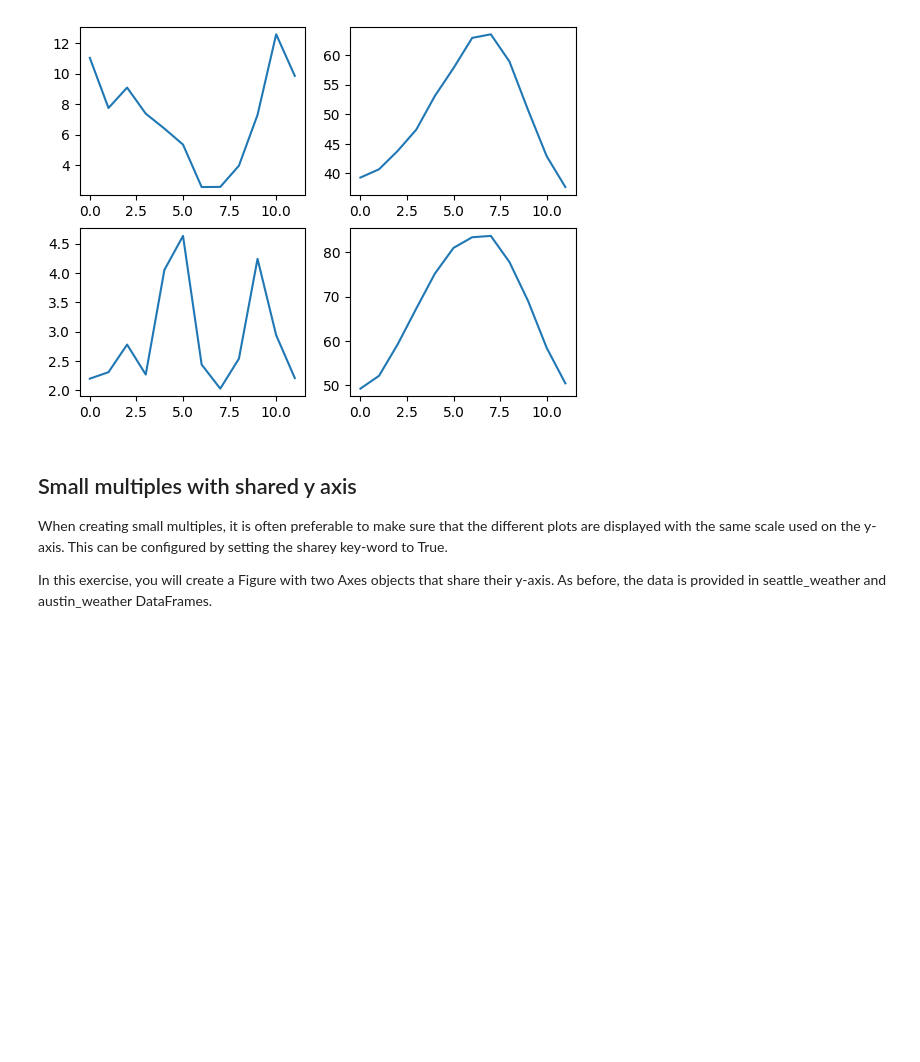
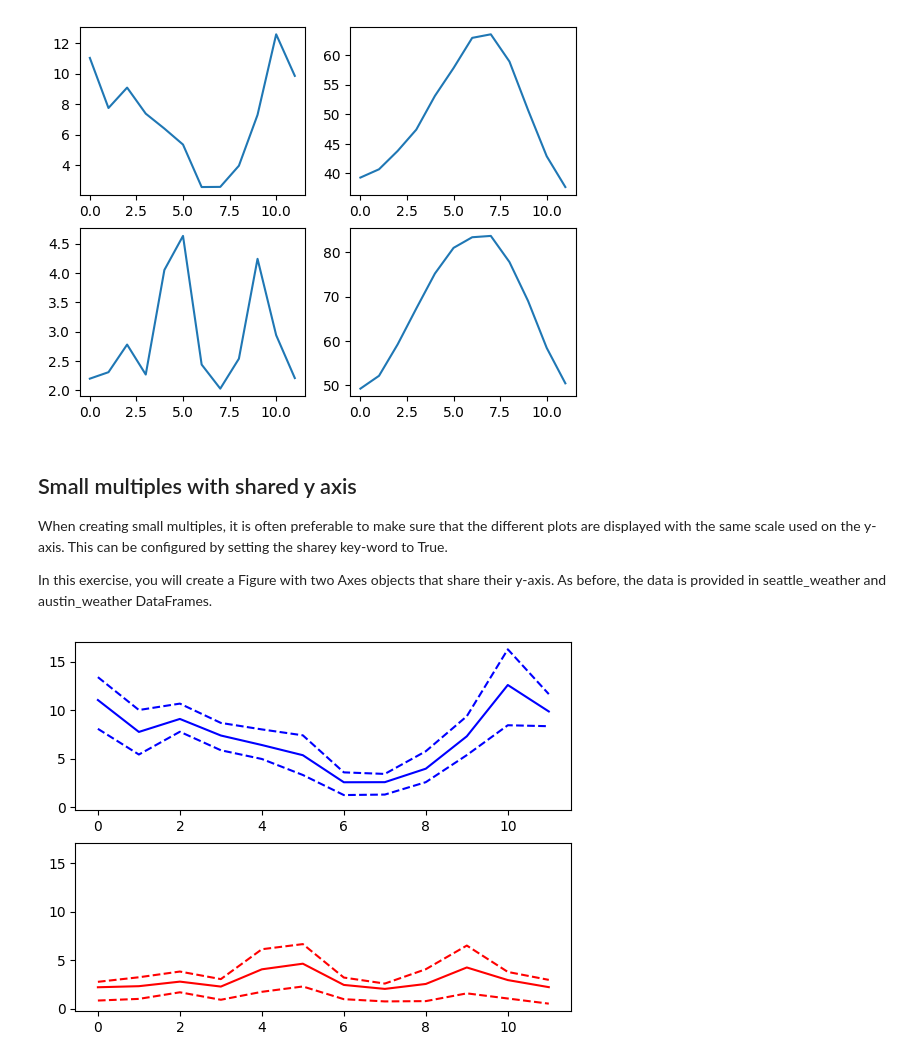
Before and after one commit to Emigbanam/Data-Analysis-Practice, a Jupyter notebook: Data Visualization With Python (Matplotlib).ipynb, the cells around one changed output. Cells and saved outputs as stored; diff of their text form; code cells hidden in the pictures; blank space fills up the shorter version.

```diff
--- a/Data Visualization With Python (Matplotlib).ipynb
+++ b/Data Visualization With Python (Matplotlib).ipynb
@@ -176,3 +176,23 @@ Small multiples with shared y axis
 When creating small multiples, it is often preferable to make sure that the different plots are displayed with the same scale used on the y-axis. This can be configured by setting the sharey key-word to True.
 
 In this exercise, you will create a Figure with two Axes objects that share their y-axis. As before, the data is provided in seattle_weather and austin_weather DataFrames.
+# %%
+#1. Create a Figure with an array of two Axes objects that share their y-axis range.
+fig, ax = plt.subplots(2,1, sharey=True)
+
+#2. Plot Seattle's "MLY-PRCP-NORMAL" in a solid blue line in the top Axes.
+ax[0].plot(seattle['MLY-PRCP-NORMAL'], color='b')
+
+#3. Add Seattle's "MLY-PRCP-25PCTL" and "MLY-PRCP-75PCTL" in dashed blue lines to the top Axes.
+ax[0].plot(seattle['MLY-PRCP-25PCTL'], color='b', linestyle='--')
+ax[0].plot(seattle['MLY-PRCP-75PCTL'], color='b', linestyle='--')
+
+#4. Plot Austin's "MLY-PRCP-NORMAL" in a solid red line in the bottom Axes and the "MLY-PRCP-25PCTL" and "MLY-PRCP-75PCTL" in dashed red lines.
+ax[1].plot(austin['MLY-PRCP-NORMAL'], color='r')
+ax[1].plot(austin['MLY-PRCP-25PCTL'], color='r', linestyle='--')
+ax[1].plot(austin['MLY-PRCP-75PCTL'], color='r', linestyle='--')
+
+#Display plot
+plt.show()
+# %% [output]
+[figure, added]
```
